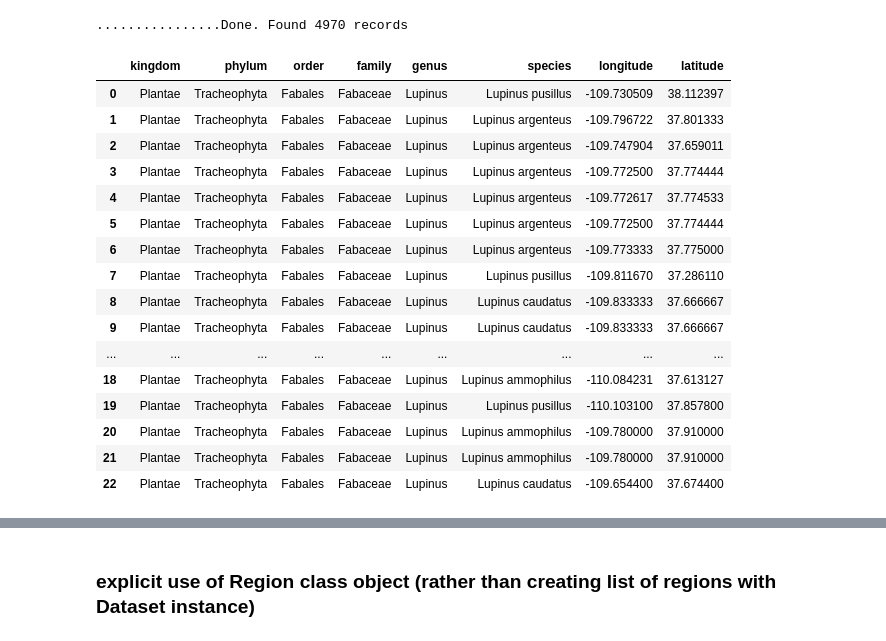
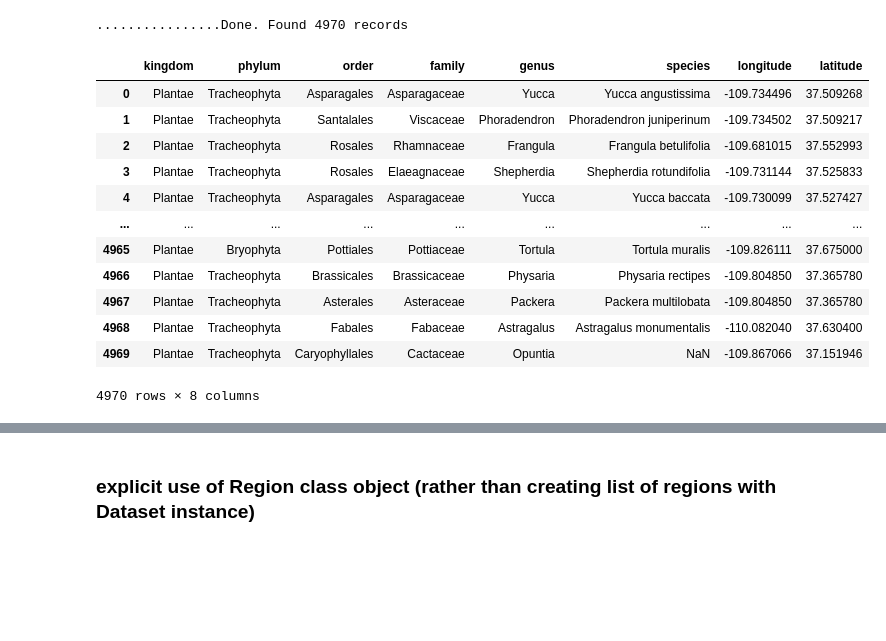
Before and after one commit to j-meek/capcomm, a Jupyter notebook: notebooks/mountaineer-dev.ipynb, the cells around one changed output, grey strips where cells are left out. Cells and saved outputs as stored; diff of their text form; code cells hidden in the pictures; blank space fills up the shorter version.

```diff
--- a/notebooks/mountaineer-dev.ipynb
+++ b/notebooks/mountaineer-dev.ipynb
@@ -17,14 +16,14 @@ import capcomm
 converted original .shp files to .geojson using geopandas
 # %%
 # "large-scale set" of mountain polygons (17 polygons represent largest continuous mountain ranges)
-large = capcomm.data.load('large')
+large = mountaineer.data.load('large')
 large.plot()
 # %% [output]
 <AxesSubplot:>
 [figure]
 # %%
 # Mountain polygons for "entire_world" (1,048 polygons)
-world = capcomm.data.load('world')
+world = mountaineer.data.load('world')
 world.plot()
 world[world.Country == "United States of America"].plot()
 # %% [output]
@@ -61,7 +60,7 @@ west_coast.polygon
 <shapely.geometry.multipolygon.MultiPolygon at 0x...>
 # %%
 # load in geojson for world mountain regions
-world = capcomm.load('world')
+world = mountaineer.load('world')
 world
 # %% [output]
 |  | Name | Country | geometry |
@@ -79,7 +78,7 @@ world
 1048 rows × 3 columns
 # %%
 # create instance of Dataset class for entire world
-w = capcomm.Dataset(world)
+w = mountaineer.Dataset(world)
 w.gdf.plot()
 len(w.regions)
 # %% [output]
@@ -182,25 +181,21 @@ a1 = abajo.get_all_occurrences(taxonKey=6, tol=0)
 ................Done. Found 4970 records
 # %%
 # convert to df and filter
-df = abajo.convert_json_to_dataframe(a)
+df = abajo.convert_json_to_dataframe(a1)
 df
 # %% [output]
 |  | kingdom | phylum | order | family | genus | species | longitude | latitude |
-| 0 | Plantae | Tracheophyta | Fabales | Fabaceae | Lupinus | Lupinus pusillus | -109.730509 | 38.112397 |
-| 1 | Plantae | Tracheophyta | Fabales | Fabaceae | Lupinus | Lupinus argenteus | -109.796722 | 37.801333 |
-| 2 | Plantae | Tracheophyta | Fabales | Fabaceae | Lupinus | Lupinus argenteus | -109.747904 | 37.659011 |
-| 3 | Plantae | Tracheophyta | Fabales | Fabaceae | Lupinus | Lupinus argenteus | -109.772500 | 37.774444 |
-| 4 | Plantae | Tracheophyta | Fabales | Fabaceae | Lupinus | Lupinus argenteus | -109.772617 | 37.774533 |
-| 5 | Plantae | Tracheophyta | Fabales | Fabaceae | Lupinus | Lupinus argenteus | -109.772500 | 37.774444 |
-| 6 | Plantae | Tracheophyta | Fabales | Fabaceae | Lupinus | Lupinus argenteus | -109.773333 | 37.775000 |
-| 7 | Plantae | Tracheophyta | Fabales | Fabaceae | Lupinus | Lupinus pusillus | -109.811670 | 37.286110 |
-| 8 | Plantae | Tracheophyta | Fabales | Fabaceae | Lupinus | Lupinus caudatus | -109.833333 | 37.666667 |
-| 9 | Plantae | Tracheophyta | Fabales | Fabaceae | Lupinus | Lupinus caudatus | -109.833333 | 37.666667 |
+| 0 | Plantae | Tracheophyta | Asparagales | Asparagaceae | Yucca | Yucca angustissima | -109.734496 | 37.509268 |
+| 1 | Plantae | Tracheophyta | Santalales | Viscaceae | Phoradendron | Phoradendron juniperinum | -109.734502 | 37.509217 |
+| 2 | Plantae | Tracheophyta | Rosales | Rhamnaceae | Frangula | Frangula betulifolia | -109.681015 | 37.552993 |
+| 3 | Plantae | Tracheophyta | Rosales | Elaeagnaceae | Shepherdia | Shepherdia rotundifolia | -109.731144 | 37.525833 |
+| 4 | Plantae | Tracheophyta | Asparagales | Asparagaceae | Yucca | Yucca baccata | -109.730099 | 37.527427 |
 | ... | ... | ... | ... | ... | ... | ... | ... | ... |
-| 18 | Plantae | Tracheophyta | Fabales | Fabaceae | Lupinus | Lupinus ammophilus | -110.084231 | 37.613127 |
-| 19 | Plantae | Tracheophyta | Fabales | Fabaceae | Lupinus | Lupinus pusillus | -110.103100 | 37.857800 |
-| 20 | Plantae | Tracheophyta | Fabales | Fabaceae | Lupinus | Lupinus ammophilus | -109.780000 | 37.910000 |
-| 21 | Plantae | Tracheophyta | Fabales | Fabaceae | Lupinus | Lupinus ammophilus | -109.780000 | 37.910000 |
-| 22 | Plantae | Tracheophyta | Fabales | Fabaceae | Lupinus | Lupinus caudatus | -109.654400 | 37.674400 |
+| 4965 | Plantae | Bryophyta | Pottiales | Pottiaceae | Tortula | Tortula muralis | -109.826111 | 37.675000 |
+| 4966 | Plantae | Tracheophyta | Brassicales | Brassicaceae | Physaria | Physaria rectipes | -109.804850 | 37.365780 |
+| 4967 | Plantae | Tracheophyta | Asterales | Asteraceae | Packera | Packera multilobata | -109.804850 | 37.365780 |
+| 4968 | Plantae | Tracheophyta | Fabales | Fabaceae | Astragalus | Astragalus monumentalis | -110.082040 | 37.630400 |
+| 4969 | Plantae | Tracheophyta | Caryophyllales | Cactaceae | Opuntia | NaN | -109.867066 | 37.151946 |
+4970 rows × 8 columns
 # %%
 # save DataFrame of occurrence records to csv
```
Also changed, not shown: parts of 7 cells of this notebook, 1 other file.
